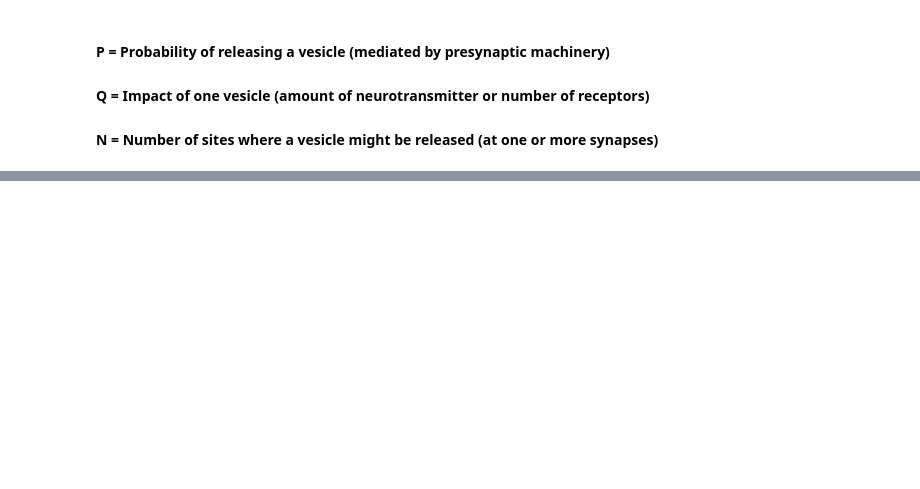
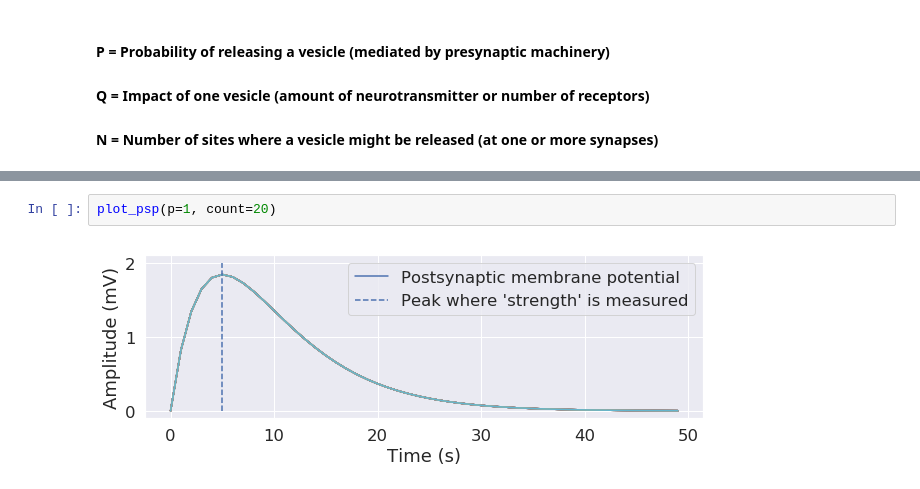
Before and after one commit to rgerkin/dacn-lectures, a Jupyter notebook: synapses.ipynb, the cells around one changed output, grey strips where cells are left out. Cells and saved outputs as stored; diff of their text form; blank space fills up the shorter version.

```diff
--- a/synapses.ipynb
+++ b/synapses.ipynb
@@ -101,0 +128,4 @@ Starting simulation at t=0. s for a duration of 1. s
+# %%
+plot_psp(p=1, count=20)
+# %% [output]
+[figure, added]
```
Also changed, not shown: parts of 12 cells of this notebook.
